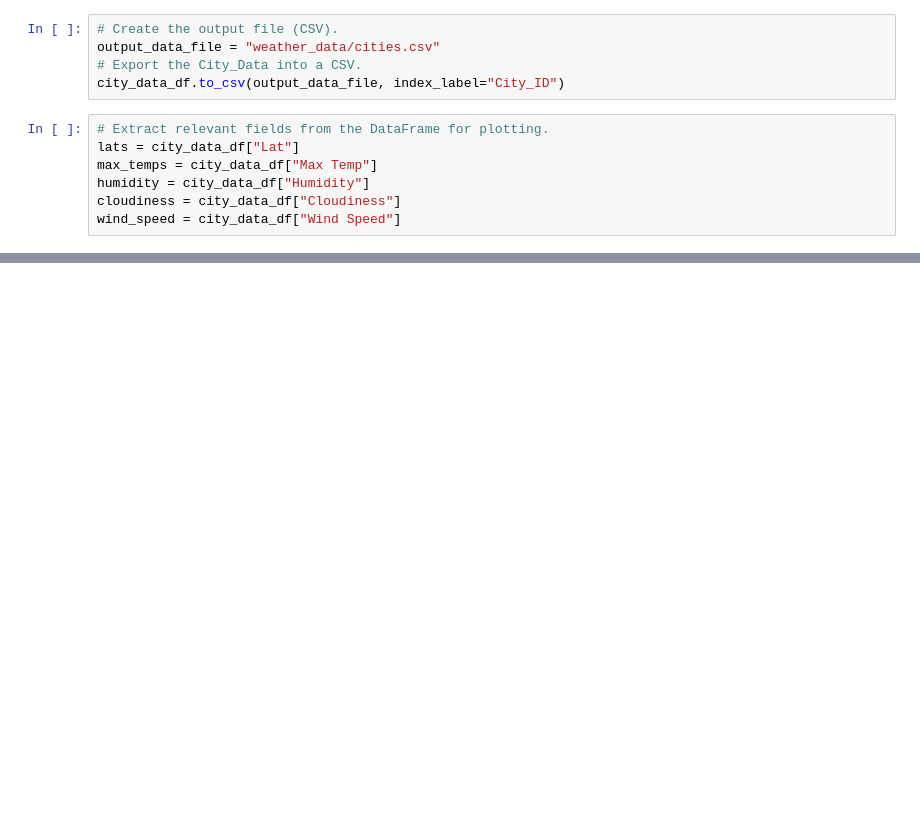
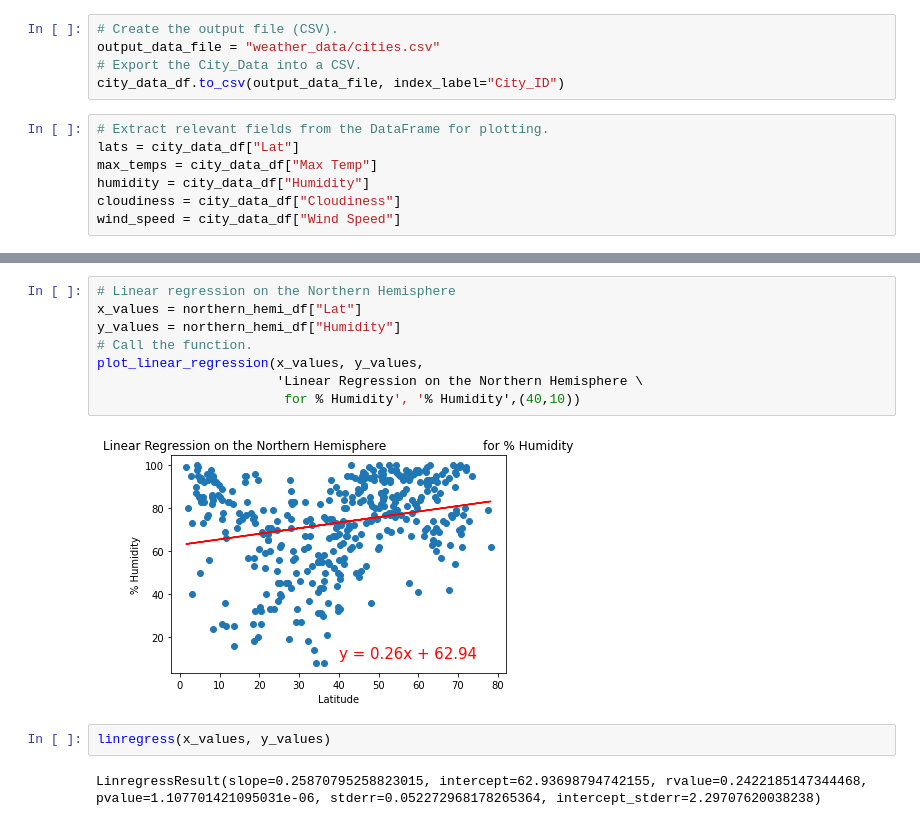
Before and after one commit to floramatos/World_Weather_Analysis, a Jupyter notebook: WeatherPy.ipynb, the cells around one changed output, grey strips where cells are left out. Cells and saved outputs as stored; diff of their text form; blank space fills up the shorter version.

```diff
--- a/WeatherPy.ipynb
+++ b/WeatherPy.ipynb
@@ -255,0 +386,14 @@ plt.show()
+# %%
+# Linear regression on the Northern Hemisphere
+x_values = northern_hemi_df["Lat"]
+y_values = northern_hemi_df["Humidity"]
+# Call the function.
+plot_linear_regression(x_values, y_values,
+                       'Linear Regression on the Northern Hemisphere \
+                        for % Humidity', '% Humidity',(40,10))
+# %% [output]
+[figure, added]
+# %%
+linregress(x_values, y_values)
+# %% [output]
+LinregressResult(slope=0.25870795258823015, intercept=62.93698794742155, rvalue=0.2422185147344468, pvalue=1.107701421095031e-06, stderr=0.052272968178265364, intercept_stderr=2.29707620038238)
```
Also changed, not shown: parts of 31 cells of this notebook, 1 other file.
